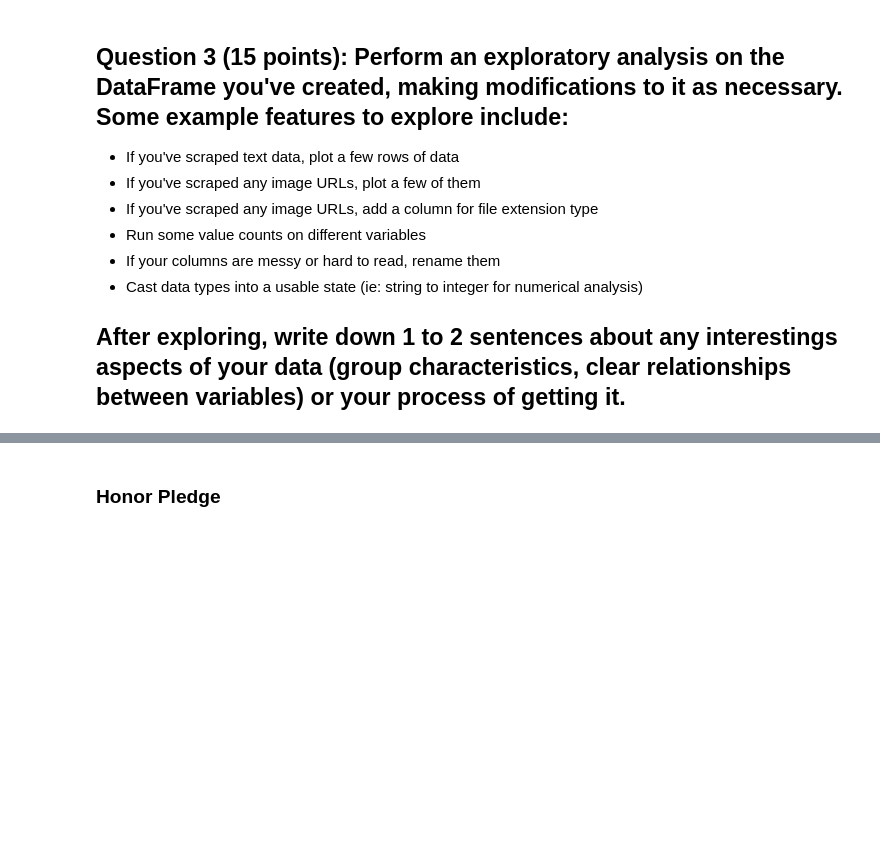
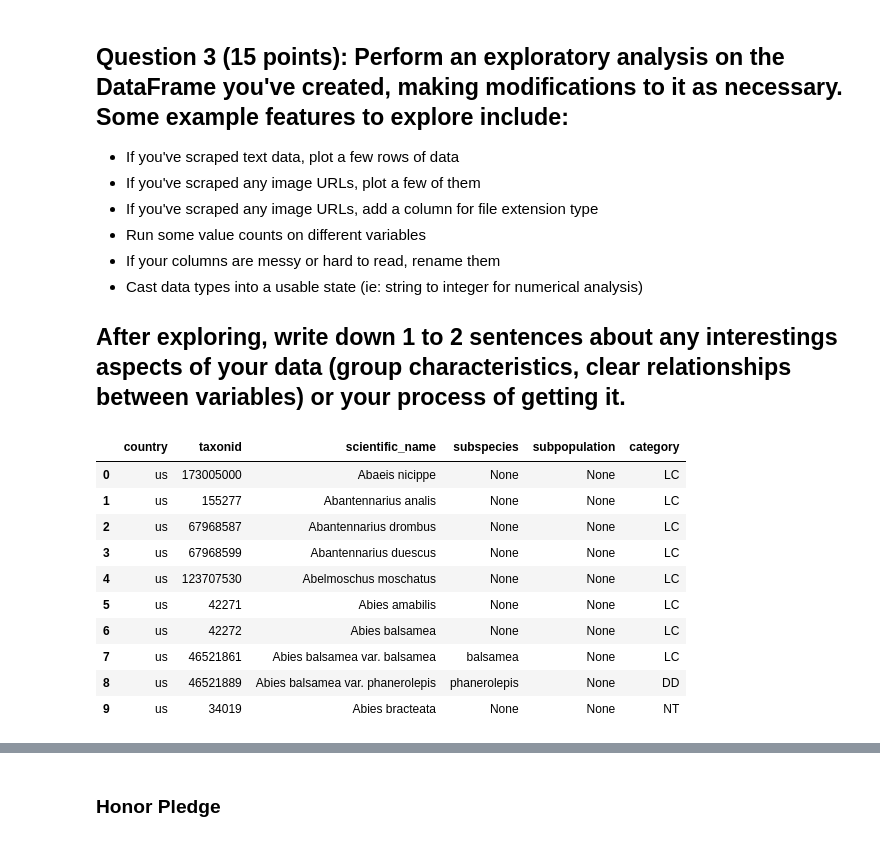
Before and after one commit to tracyhua2/DS3001, a Jupyter notebook: Labs/Lab_1_Pandas_and_Data_Sourcing_v2.ipynb, the cells around one changed output, grey strips where cells are left out. Saved outputs shown, nothing was run; the diff lists cells and outputs as text; code cells hidden in the pictures; blank space fills up the shorter version.

```diff
--- a/Labs/Lab_1_Pandas_and_Data_Sourcing_v2.ipynb
+++ b/Labs/Lab_1_Pandas_and_Data_Sourcing_v2.ipynb
@@ -196,3 +198,14 @@ A more exhaustive API list can be found at: https://github.com/public-apis/publi
 ### **API or Web Scraping:** Text
 
 ### **DataFrame Column(s):** Feature 1
+# %%
+import requests
+
+headers = {
+    'User-Agent': 'Mozilla/5.0 (Windows NT 10.0; Win64; x64) AppleWebKit/537.36 (KHTML, like Gecko) Chrome/58.0.3029.110 Safari/537.3'
+}
+
+url = "https://apiv3.iucnredlist.org/api/v3/country/getspecies/US?token=9bb4facb6d23f48efbf424bb05c0c1ef1cf6f468393bc745d42179ac4aca5fee"
+
+r = requests.get(url, headers=headers)
+r
@@ -199,3 +214,7 @@ A more exhaustive API list can be found at: https://github.com/public-apis/publi
 # %% [markdown]
 ## **Question 2 (10 points):**
 ## Create the DataFrame of your selected feature(s). Whether using an API or scraping, you might need to implement loops to extract enough clean features to use. Be creative with using iteration and data structures to get your data!
+# %%
+data = r.json()
+df = pd.DataFrame(data)
+df.head()
@@ -201,0 +228,9 @@ A more exhaustive API list can be found at: https://github.com/public-apis/publi
+# %%
+df['taxonid'] = df['result'].apply(lambda x: x['taxonid'])
+df['scientific_name'] = df['result'].apply(lambda x: x['scientific_name'])
+df['subspecies'] = df['result'].apply(lambda x: x['subspecies'])
+df['subpopulation'] = df['result'].apply(lambda x: x['subpopulation'])
+df['category'] = df['result'].apply(lambda x: x['category'])
+
+df = df.drop(columns=['count','result'])
+df.head()
@@ -209,3 +251,17 @@ A more exhaustive API list can be found at: https://github.com/public-apis/publi
 * Cast data types into a usable state (ie: string to integer for numerical analysis)
 
 ## After exploring, write down 1 to 2 sentences about any interestings aspects of your data (group characteristics, clear relationships between variables) or your process of getting it.
+# %%
+df.head(10)
+# %% [output]
+|  | country | taxonid | scientific_name | subspecies | subpopulation | category |
+| 0 | us | 173005000 | Abaeis nicippe | None | None | LC |
+| 1 | us | 155277 | Abantennarius analis | None | None | LC |
+| 2 | us | 67968587 | Abantennarius drombus | None | None | LC |
+| 3 | us | 67968599 | Abantennarius duescus | None | None | LC |
+| 4 | us | 123707530 | Abelmoschus moschatus | None | None | LC |
+| 5 | us | 42271 | Abies amabilis | None | None | LC |
+| 6 | us | 42272 | Abies balsamea | None | None | LC |
+| 7 | us | 46521861 | Abies balsamea var. balsamea | balsamea | None | LC |
+| 8 | us | 46521889 | Abies balsamea var. phanerolepis | phanerolepis | None | DD |
+| 9 | us | 34019 | Abies bracteata | None | None | NT |
```
Also changed, not shown: parts of 17 cells of this notebook.
